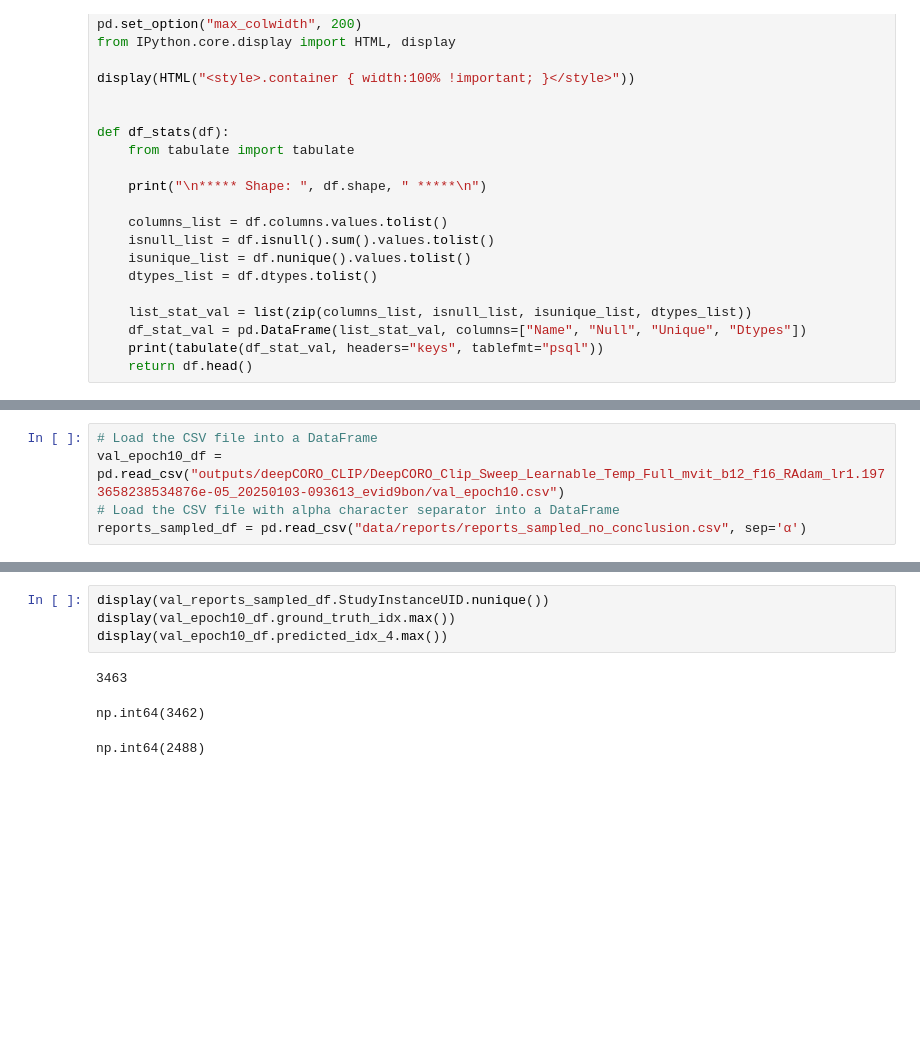
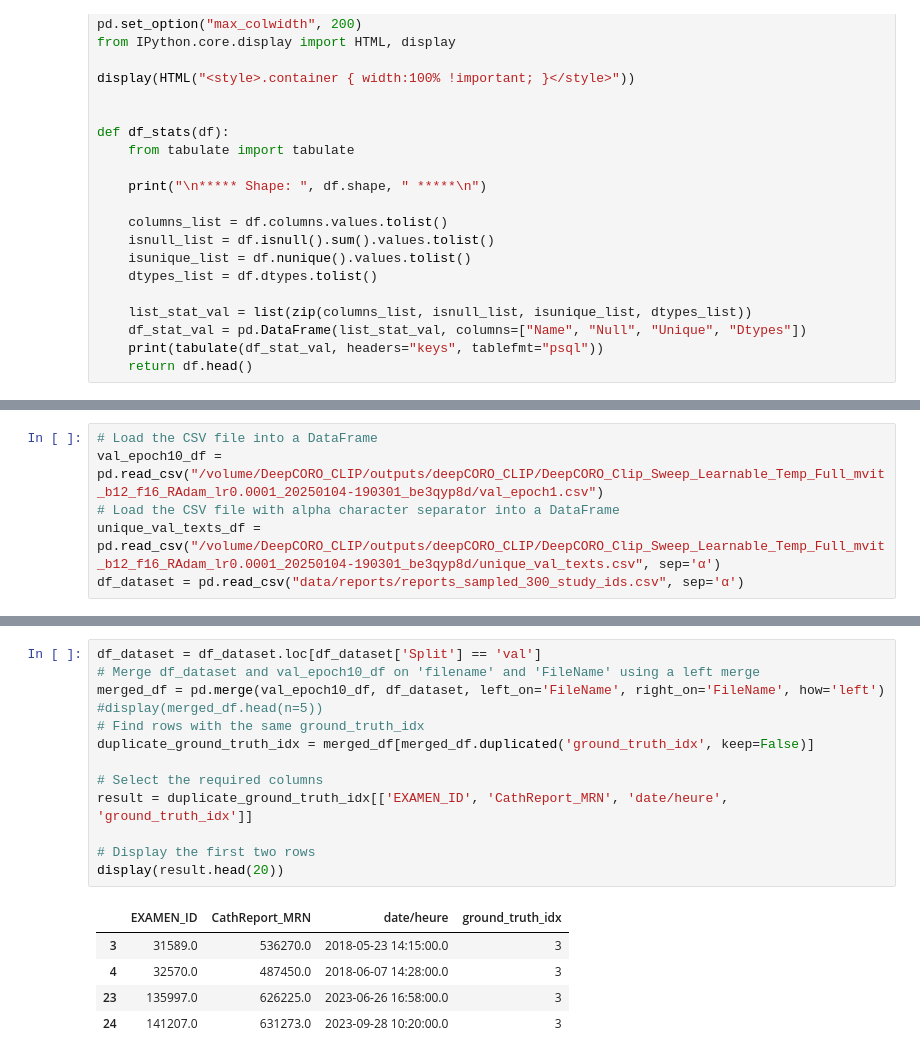
Before and after one commit to HeartWise-AI/DeepCORO_CLIP, a Jupyter notebook: plot_result_example.ipynb, the cells around one changed output, grey strips where cells are left out. Cells and saved outputs as stored; diff of their text form; blank space fills up the shorter version.

Commit message:
fixed logigng to csv and added a plot_Result_Example

```diff
--- a/plot_result_example.ipynb
+++ b/plot_result_example.ipynb
@@ -41,5 +29,6 @@ print(len(all_reports))
 # %%
 # Load the CSV file into a DataFrame
-val_epoch10_df = pd.read_csv("outputs/deepCORO_CLIP/DeepCORO_Clip_Sweep_Learnable_Temp_Full_mvit_b12_f16_RAdam_lr1.1973658238534876e-05_20250103-093613_evid9bon/val_epoch10.csv")
+val_epoch10_df = pd.read_csv("/volume/DeepCORO_CLIP/outputs/deepCORO_CLIP/DeepCORO_Clip_Sweep_Learnable_Temp_Full_mvit_b12_f16_RAdam_lr0.0001_20250104-190301_be3qyp8d/val_epoch1.csv")
 # Load the CSV file with alpha character separator into a DataFrame
-reports_sampled_df = pd.read_csv("data/reports/reports_sampled_no_conclusion.csv", sep='α')
+unique_val_texts_df = pd.read_csv("/volume/DeepCORO_CLIP/outputs/deepCORO_CLIP/DeepCORO_Clip_Sweep_Learnable_Temp_Full_mvit_b12_f16_RAdam_lr0.0001_20250104-190301_be3qyp8d/unique_val_texts.csv", sep='α')
+df_dataset = pd.read_csv("data/reports/reports_sampled_300_study_ids.csv", sep='α')
@@ -69,8 +35,19 @@ val_reports_sampled_df = reports_sampled_df[reports_sampled_df['Split'] == 'val'
-# %%
-display(val_reports_sampled_df.StudyInstanceUID.nunique())
-display(val_epoch10_df.ground_truth_idx.max())
-display(val_epoch10_df.predicted_idx_4.max())
-# %% [output]
-3463
-np.int64(3462)
-np.int64(2488)
+# %%
+df_dataset = df_dataset.loc[df_dataset['Split'] == 'val']
+# Merge df_dataset and val_epoch10_df on 'filename' and 'FileName' using a left merge
+merged_df = pd.merge(val_epoch10_df, df_dataset, left_on='FileName', right_on='FileName', how='left')
+#display(merged_df.head(n=5))
+# Find rows with the same ground_truth_idx
+duplicate_ground_truth_idx = merged_df[merged_df.duplicated('ground_truth_idx', keep=False)]
+
+# Select the required columns
+result = duplicate_ground_truth_idx[['EXAMEN_ID', 'CathReport_MRN', 'date/heure', 'ground_truth_idx']]
+
+# Display the first two rows
+display(result.head(20))
+# %% [output]
+|  | EXAMEN_ID | CathReport_MRN | date/heure | ground_truth_idx |
+| 3 | 31589.0 | 536270.0 | 2018-05-23 14:15:00.0 | 3 |
+| 4 | 32570.0 | 487450.0 | 2018-06-07 14:28:00.0 | 3 |
+| 23 | 135997.0 | 626225.0 | 2023-06-26 16:58:00.0 | 3 |
+| 24 | 141207.0 | 631273.0 | 2023-09-28 10:20:00.0 | 3 |
```
Also changed, not shown: parts of 5 cells of this notebook, 4 other files.
